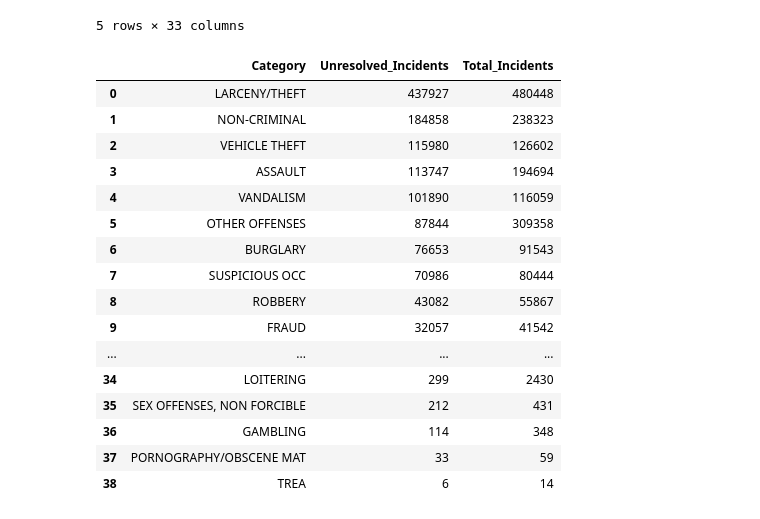
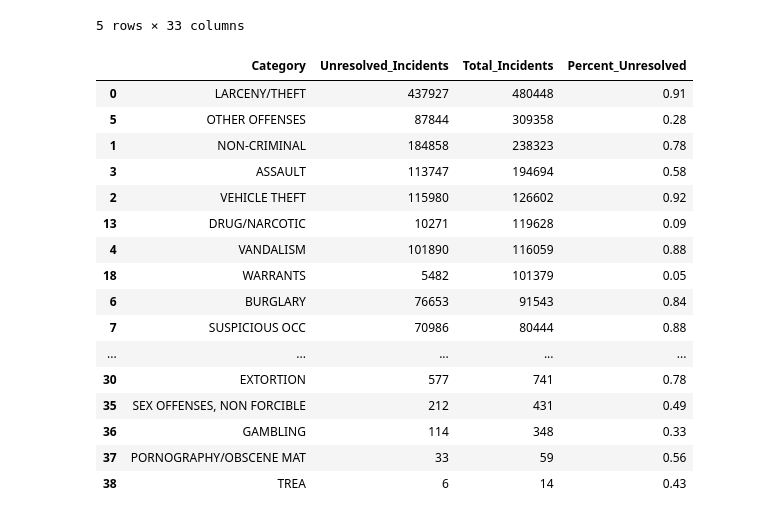
Before and after one commit to jcabiles/SF_Police_Incidents, a Jupyter notebook: Python/SFPD_Incidents_2003_to_2018.ipynb, the cells around one changed output. Saved outputs shown, nothing was run; the diff lists cells and outputs as text; code cells hidden in the pictures.

Commit message:
Add percent_unresolved column"

```diff
--- a/Python/SFPD_Incidents_2003_to_2018.ipynb
+++ b/Python/SFPD_Incidents_2003_to_2018.ipynb
@@ -228,22 +228,23 @@ incidents_unresolved = incidents_unresolved.rename(columns=
                                                     'Category' : 'Unresolved_Incidents'})
 # %%
 incidents_unresolved= incidents_unresolved.merge(total_cat)
-incidents_unresolved
+incidents_unresolved['Percent_Unresolved'] = incidents_unresolved['Unresolved_Incidents']/incidents_unresolved['Total_Incidents']
+incidents_unresolved.sort_values(by=['Total_Incidents'], ascending=False)
 # %% [output]
-|  | Category | Unresolved_Incidents | Total_Incidents |
-| 0 | LARCENY/THEFT | 437927 | 480448 |
-| 1 | NON-CRIMINAL | 184858 | 238323 |
-| 2 | VEHICLE THEFT | 115980 | 126602 |
-| 3 | ASSAULT | 113747 | 194694 |
-| 4 | VANDALISM | 101890 | 116059 |
-| 5 | OTHER OFFENSES | 87844 | 309358 |
-| 6 | BURGLARY | 76653 | 91543 |
-| 7 | SUSPICIOUS OCC | 70986 | 80444 |
-| 8 | ROBBERY | 43082 | 55867 |
-| 9 | FRAUD | 32057 | 41542 |
-| ... | ... | ... | ... |
-| 34 | LOITERING | 299 | 2430 |
-| 35 | SEX OFFENSES, NON FORCIBLE | 212 | 431 |
-| 36 | GAMBLING | 114 | 348 |
-| 37 | PORNOGRAPHY/OBSCENE MAT | 33 | 59 |
-| 38 | TREA | 6 | 14 |
+|  | Category | Unresolved_Incidents | Total_Incidents | Percent_Unresolved |
+| 0 | LARCENY/THEFT | 437927 | 480448 | 0.91 |
+| 5 | OTHER OFFENSES | 87844 | 309358 | 0.28 |
+| 1 | NON-CRIMINAL | 184858 | 238323 | 0.78 |
+| 3 | ASSAULT | 113747 | 194694 | 0.58 |
+| 2 | VEHICLE THEFT | 115980 | 126602 | 0.92 |
+| 13 | DRUG/NARCOTIC | 10271 | 119628 | 0.09 |
+| 4 | VANDALISM | 101890 | 116059 | 0.88 |
+| 18 | WARRANTS | 5482 | 101379 | 0.05 |
+| 6 | BURGLARY | 76653 | 91543 | 0.84 |
+| 7 | SUSPICIOUS OCC | 70986 | 80444 | 0.88 |
+| ... | ... | ... | ... | ... |
+| 30 | EXTORTION | 577 | 741 | 0.78 |
+| 35 | SEX OFFENSES, NON FORCIBLE | 212 | 431 | 0.49 |
+| 36 | GAMBLING | 114 | 348 | 0.33 |
+| 37 | PORNOGRAPHY/OBSCENE MAT | 33 | 59 | 0.56 |
+| 38 | TREA | 6 | 14 | 0.43 |
```
